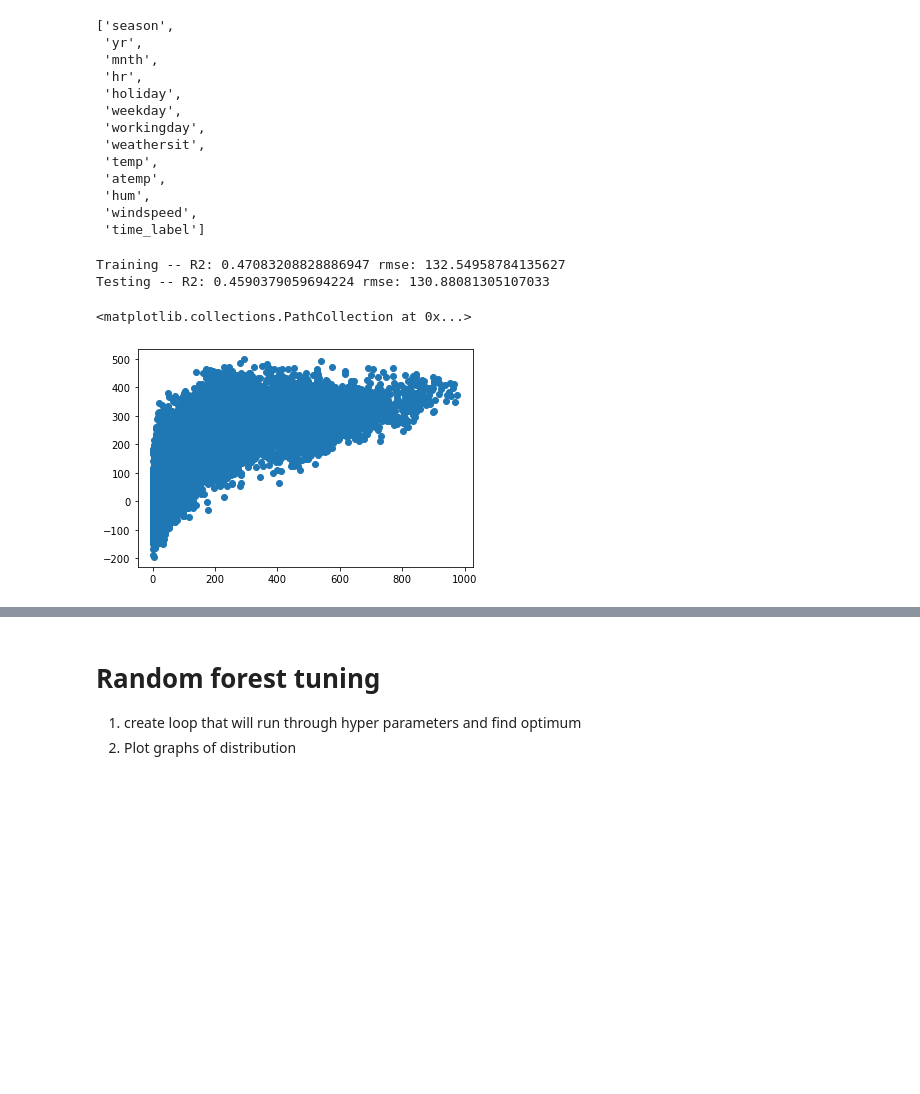
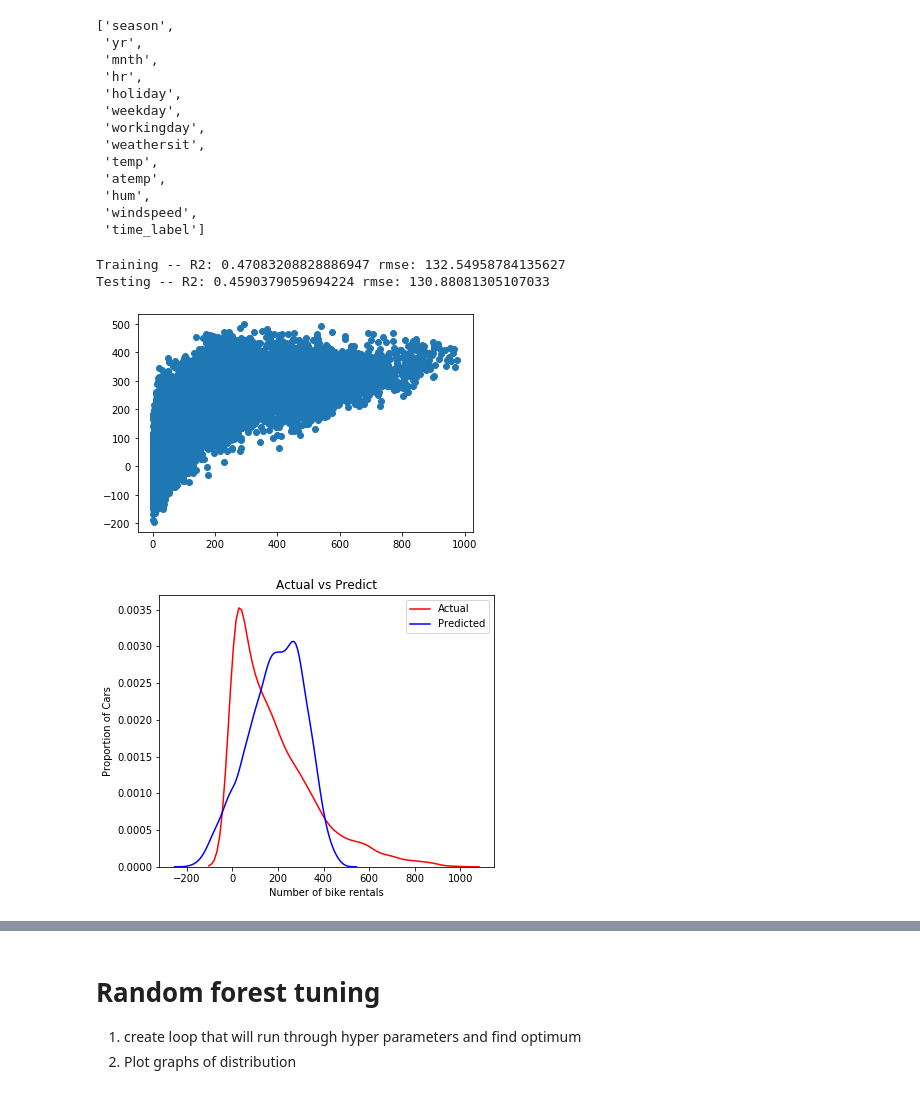
Before and after one commit to kobetryz/machine_learning_projects, a Jupyter notebook: Bike sharing/Bike rentals prediction.ipynb, the cells around one changed output, grey strips where cells are left out. Saved outputs shown, nothing was run; the diff lists cells and outputs as text; code cells hidden in the pictures; blank space fills up the shorter version.

Commit message:
Distplots added

```diff
--- a/Bike sharing/Bike rentals prediction.ipynb
+++ b/Bike sharing/Bike rentals prediction.ipynb
@@ -248,21 +248,37 @@ predict_cols
  'time_label']
 # %%
 X_train, X_test, y_train, y_test = train_test_split(bike_rentals[predict_cols], bike_rentals.cnt, test_size=0.2, random_state=42)
+# %%
+def DistributionPlot(RedFunction, BlueFunction, RedName, BlueName, Title):
+    width = 6
+    height = 5
+    plt.figure(figsize=(width, height))
+
+    ax1 = sns.distplot(RedFunction, hist=False, color="r", label=RedName)
+    ax2 = sns.distplot(BlueFunction, hist=False, color="b", label=BlueName, ax=ax1)
+
+    plt.title(Title)
+    plt.xlabel('Number of bike rentals')
+    plt.ylabel('Proportion of Cars')
+
+    plt.show()
+    plt.close()
 # %%
 ## Linear regression
 lin_mod = LinearRegression()
 lin_mod.fit(X_train,y_train)
 train_pred=lin_mod.predict(X_train)
 test_pred = lin_mod.predict(X_test)
 
 print('Training -- R2:', r2_score(y_train, train_pred), 'rmse:', mean_squared_error(y_train, train_pred)**0.5)
 print('Testing -- R2:', r2_score(y_test, test_pred), 'rmse:', mean_squared_error(y_test, test_pred)**0.5)
 plt.scatter(y_train, train_pred)
+DistributionPlot(y_test,test_pred, 'Actual','Predicted', 'Actual vs Predict')
 # %% [output]
 Training -- R2: 0.47083208828886947 rmse: 132.54958784135627
 Testing -- R2: 0.4590379059694224 rmse: 130.88081305107033
-<matplotlib.collections.PathCollection at 0x...>
 [figure]
+[figure, added]
 # %%
 ##.  DecisionTreeRegressor
 dec_model = DecisionTreeRegressor(max_depth=8,random_state=5)
```
Also changed, not shown: parts of 2 cells of this notebook.
